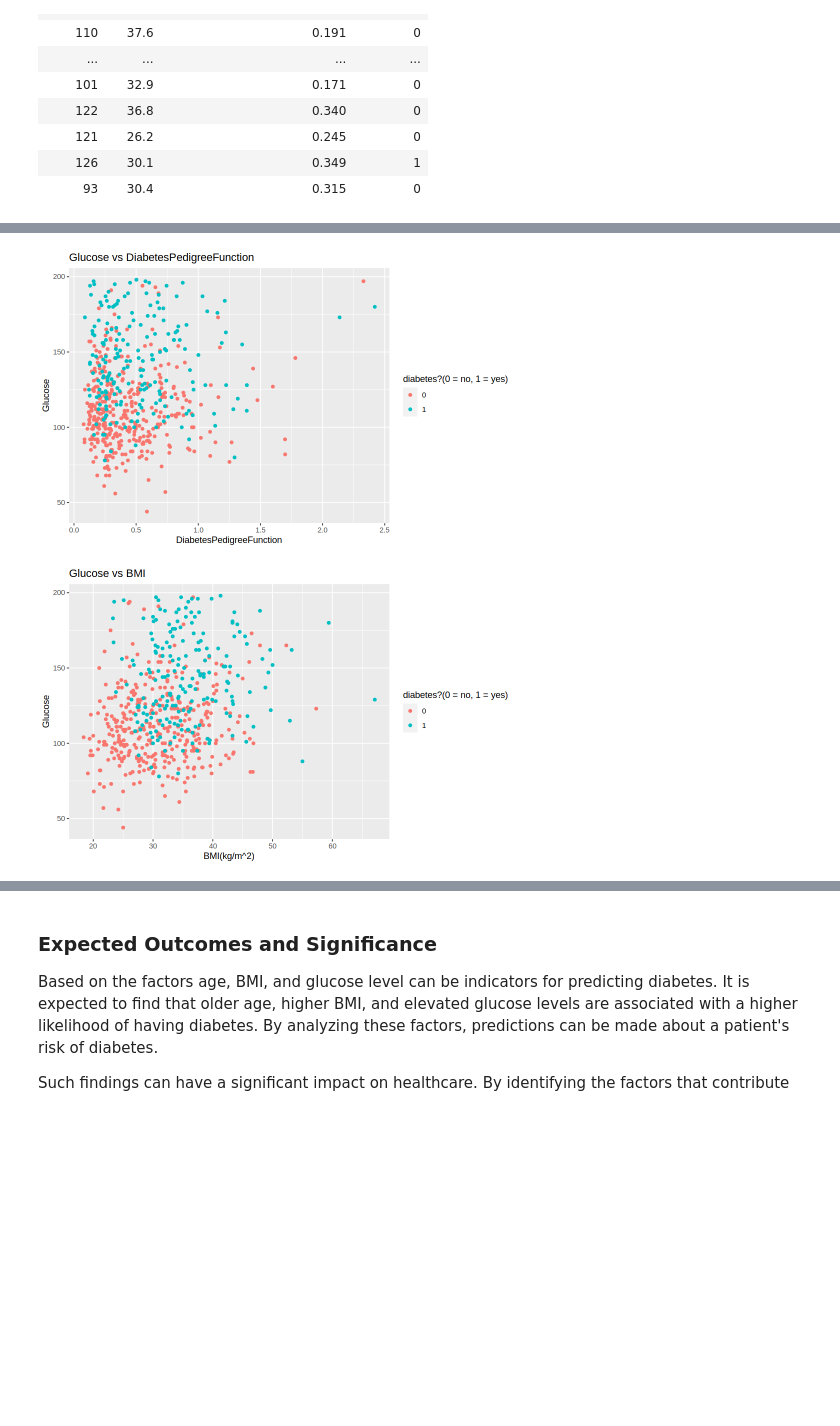
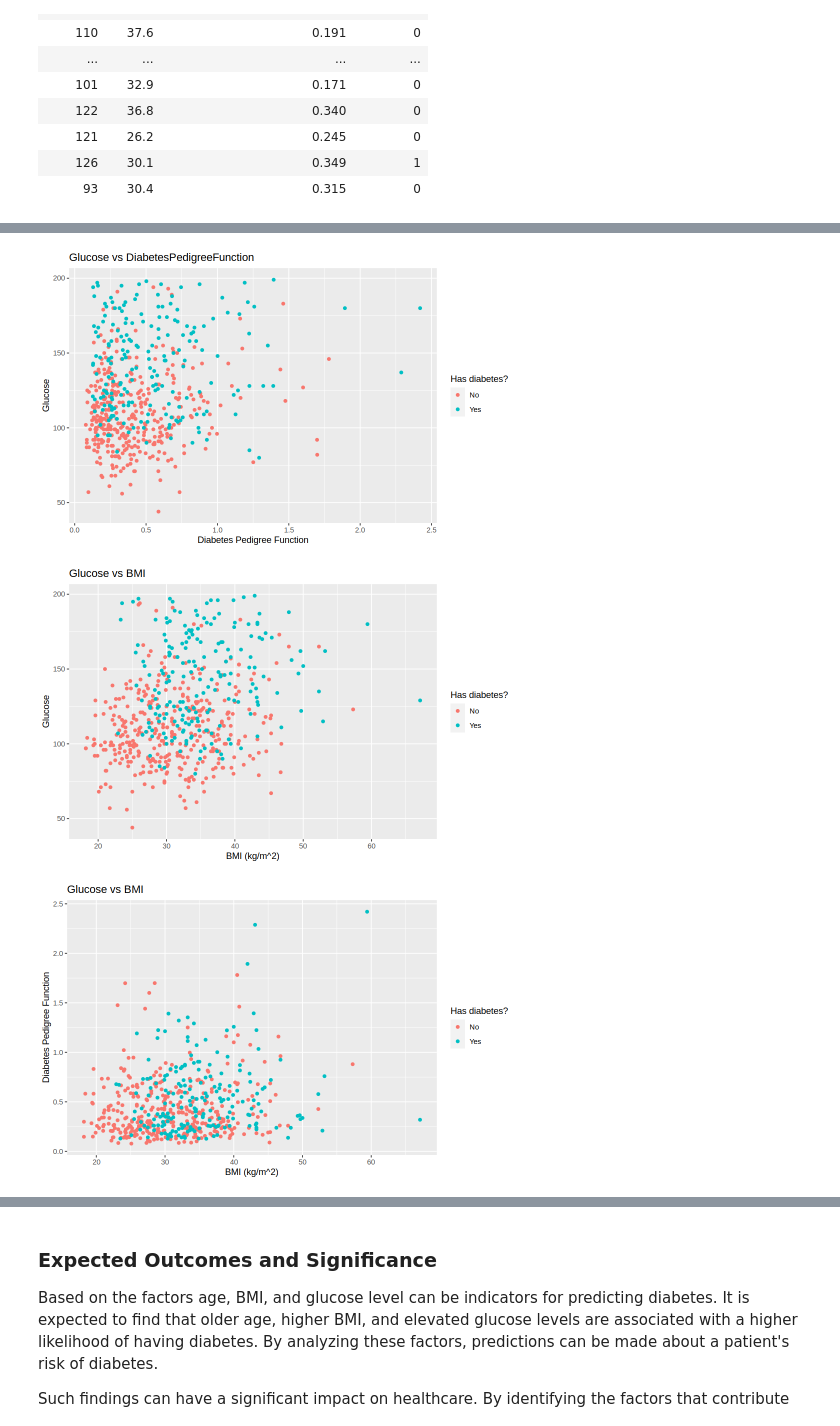
Before and after one commit to AmritS14/DSCI-Project, a Jupyter notebook: Project.ipynb, the cells around one changed output, grey strips where cells are left out. Saved outputs shown, nothing was run; the diff lists cells and outputs as text; code cells hidden in the pictures; blank space fills up the shorter version.

```diff
--- a/Project.ipynb
+++ b/Project.ipynb
@@ -65,14 +65,14 @@ missing_data
 
 #move out zeros(missing data)
 
-diabetes__data <- diabetes_data|>
+final_data <- diabetes_data|>
                  filter(Glucose!= 0)
 
 
-diabetes__data <- diabetes__data|>
+final_data <- final_data|>
                  filter(BMI!= 0)
 
-diabetes__data#here is final dataset
+final_data#here is final dataset
 # %% [output]
 [1] 16
 A tibble: 752 × 4
@@ -94,3 +94,14 @@ A tibble: 752 × 4
 | 121 | 26.2 | 0.245 | 0 |
 | 126 | 30.1 | 0.349 | 1 |
 | 93 | 30.4 | 0.315 | 0 |
+# %%
+# Function to convert 0 and 1 to "No" and "Yes"
+convert_to_yes_no <- function(x) {
+  ifelse(x == 1, "Yes", "No")
+}
+
+#converting 0s and 1s to 'Yes' and 'No'
+final_data  <- final_data |>
+    mutate(Outcome = convert_to_yes_no(Outcome))
+
+final_data
@@ -97,6 +128,6 @@ A tibble: 752 × 4
 # %%
 #split the data and get the training data
-diabetes_split <- initial_split(diabetes__data, prop = 0.75, strata = Outcome)
+diabetes_split <- initial_split(final_data, prop = 0.75, strata = Outcome)
 diabetes_train <- training(diabetes_split)
 
 #count number of rows
@@ -156,27 +187,37 @@ A tibble: 564 × 4
 # %%
 #make scatterplots to visualize the data
 options(repr.plot.width = 8, repr.plot.height = 5)
 
 diabetes_plot_1 <- diabetes_train |>
     ggplot(aes(x = DiabetesPedigreeFunction, y = Glucose, color = Outcome)) +
         geom_point() +
-        xlab("DiabetesPedigreeFunction") +
+        xlab("Diabetes Pedigree Function") +
         ylab("Glucose") +
-        labs(color = "diabetes?(0 = no, 1 = yes)") +
+        labs(color = "Has diabetes?") +
         ggtitle("Glucose vs DiabetesPedigreeFunction")
 diabetes_plot_1
 
 diabetes_plot_2 <- diabetes_train |>
     ggplot(aes(x = BMI, y = Glucose, color = Outcome)) +
         geom_point() +
-        xlab("BMI(kg/m^2)") +
+        xlab("BMI (kg/m^2)") +
         ylab("Glucose") +
-        labs(color = "diabetes?(0 = no, 1 = yes)") +
+        labs(color = "Has diabetes?") +
         ggtitle("Glucose vs BMI")
 diabetes_plot_2
+
+diabetes_plot_3 <- diabetes_train |>
+    ggplot(aes(x = BMI, y = DiabetesPedigreeFunction, color = Outcome)) +
+        geom_point() +
+        xlab("BMI (kg/m^2)") +
+        ylab("Diabetes Pedigree Function") +
+        labs(color = "Has diabetes?") +
+        ggtitle("Glucose vs BMI")
+diabetes_plot_3
 # %% [output]
-[figure, old version]
+[figure, new version]
-[figure, old version]
+[figure, new version]
+[figure, added]
 # %% [markdown]
 ### Methods
 
```
Also changed, not shown: parts of 4 cells of this notebook.
